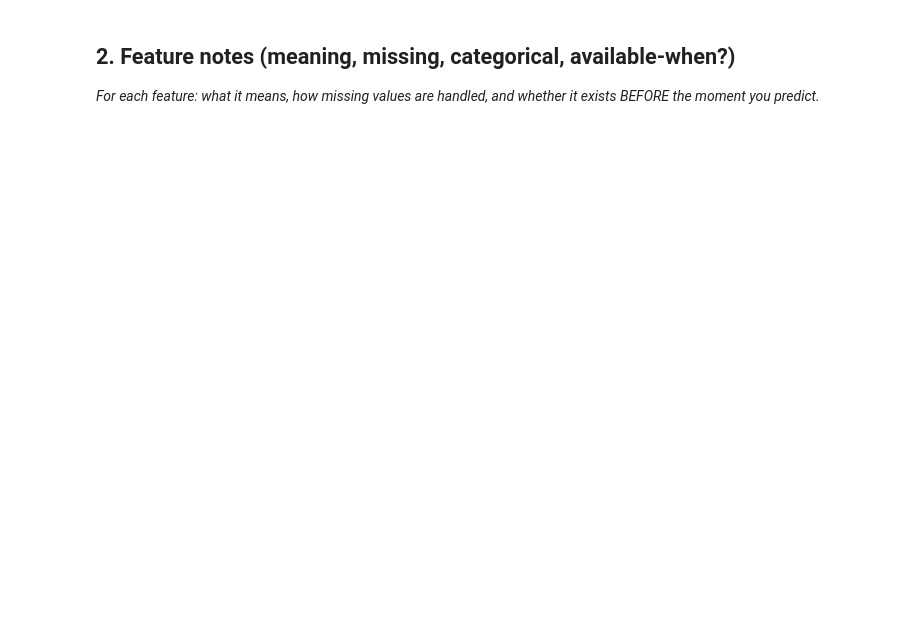
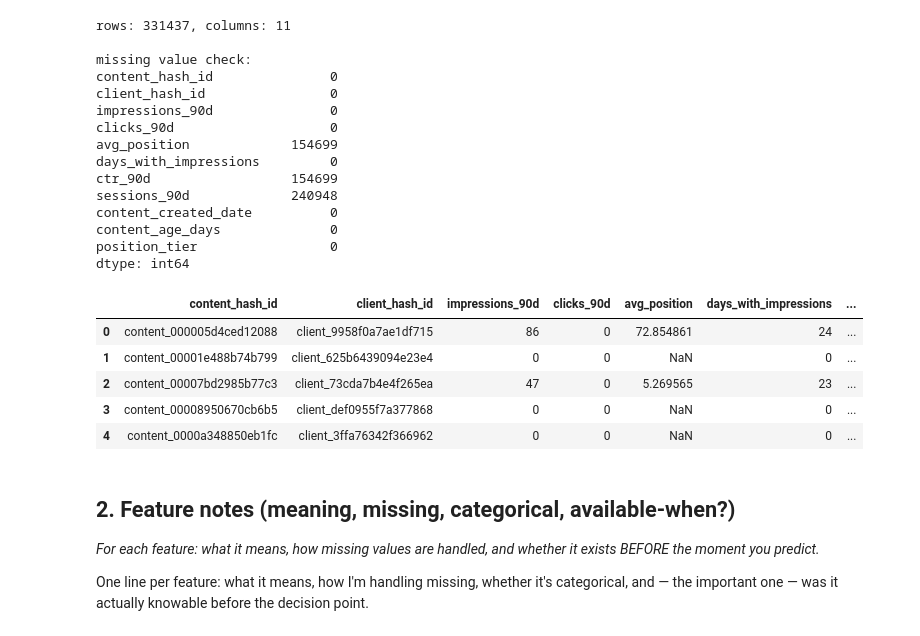
Before and after one commit to tushar-sharma001/Flyrank-Ml-Internship, a Jupyter notebook: work/notebooks/w03_feature_leakage_check.ipynb, the cells around one changed output. Saved outputs shown, nothing was run; the diff lists cells and outputs as text; code cells hidden in the pictures; blank space fills up the shorter version.

Commit message:
ML-05: feature vector + leakage/privacy check, Lane 2

```diff
--- a/work/notebooks/w03_feature_leakage_check.ipynb
+++ b/work/notebooks/w03_feature_leakage_check.ipynb
@@ -16,4 +49,81 @@ This skeleton is yours to fill. Work the sections **in order** — each one has
+# %%
+# grabbing content metadata first, this is the stuff that's basically static per page
+content = con.sql(f"SELECT content_hash_id, content_created_date FROM read_parquet({DIM_CONTENT_STR})").df()
+
+# daily facts for march -- this is where most of the actual signal lives
+daily = con.sql(f"""
+    SELECT content_hash_id, client_hash_id, report_date,
+           gsc_impressions, gsc_clicks, gsc_avg_position,
+           sessions_direct, sessions_organic, sessions_paid, sessions_social, sessions_ai,
+           ga4_data_available
+    FROM read_parquet({FACT_STR})
+""").df()
+daily["report_date"] = pd.to_datetime(daily["report_date"])
+
+# rolling everything up to one row per content item -- this is my actual grain going forward
+feat = daily.groupby(["content_hash_id", "client_hash_id"]).agg(
+    impressions_90d=("gsc_impressions", "sum"),
+    clicks_90d=("gsc_clicks", "sum"),
+    avg_position=("gsc_avg_position", "mean"),
+    days_with_impressions=("gsc_impressions", lambda x: (x > 0).sum()),
+).reset_index()
+
+# ctr is derived, not raw -- computing it here instead of trusting some upstream column
+feat["ctr_90d"] = feat["clicks_90d"] / feat["impressions_90d"].replace(0, np.nan)
+
+# ga4 sessions, but only counted where the flag says the data's actually real
+ga4_sessions = daily[daily["ga4_data_available"] == True].groupby(["content_hash_id", "client_hash_id"]).agg(
+    sessions_90d=("sessions_organic", lambda x: x.fillna(0).sum())  # keeping it simple, just organic for now
+).reset_index()
+feat = feat.merge(ga4_sessions, on=["content_hash_id", "client_hash_id"], how="left")
+# no ga4 data at all for this content? that's a real "we don't know", not a zero -- keeping it NaN on purpose
+
+# bolt on the content metadata and turn age into something usable
+feat = feat.merge(content, on="content_hash_id", how="left")
+feat["content_created_date"] = pd.to_datetime(feat["content_created_date"])
+feat["content_age_days"] = (pd.Timestamp("2026-03-31") - feat["content_created_date"]).dt.days
+
+# categorical: bucket position into tiers instead of leaving it purely numeric,
+# gives the model (and me) a more interpretable read
+def position_tier(p):
+    if pd.isna(p): return "unknown"
+    if p <= 3: return "top3"
+    if p <= 10: return "page1"
+    if p <= 20: return "striking_distance"
+    return "beyond"
+feat["position_tier"] = feat["avg_position"].apply(position_tier)
+
+print(f"rows: {len(feat)}, columns: {feat.shape[1]}")
+print("\nmissing value check:")
+print(feat.isna().sum())
+feat.head()
+# %% [output]
+rows: 331437, columns: 11
+
+missing value check:
+content_hash_id               0
+client_hash_id                0
+impressions_90d               0
+clicks_90d                    0
+avg_position             154699
+days_with_impressions         0
+ctr_90d                  154699
+sessions_90d             240948
+content_created_date          0
+content_age_days              0
+position_tier                 0
+dtype: int64
+|  | content_hash_id | client_hash_id | impressions_90d | clicks_90d | avg_position | days_with_impressions | ... |
+| 0 | content_000005d4ced12088 | client_9958f0a7ae1df715 | 86 | 0 | 72.854861 | 24 | ... |
+| 1 | content_00001e488b74b799 | client_625b6439094e23e4 | 0 | 0 | NaN | 0 | ... |
+| 2 | content_00007bd2985b77c3 | client_73cda7b4e4f265ea | 47 | 0 | 5.269565 | 23 | ... |
+| 3 | content_00008950670cb6b5 | client_def0955f7a377868 | 0 | 0 | NaN | 0 | ... |
+| 4 | content_0000a348850eb1fc | client_3ffa76342f366962 | 0 | 0 | NaN | 0 | ... |
 # %% [markdown]
 ## 2. Feature notes (meaning, missing, categorical, available-when?)
 
 *For each feature: what it means, how missing values are handled, and whether it exists BEFORE the moment you predict.*
+
+One line per feature: what it means, how I'm handling missing, whether it's
+categorical, and — the important one — was it actually knowable before the
+decision point.
```
Also changed, not shown: parts of 13 cells of this notebook.
